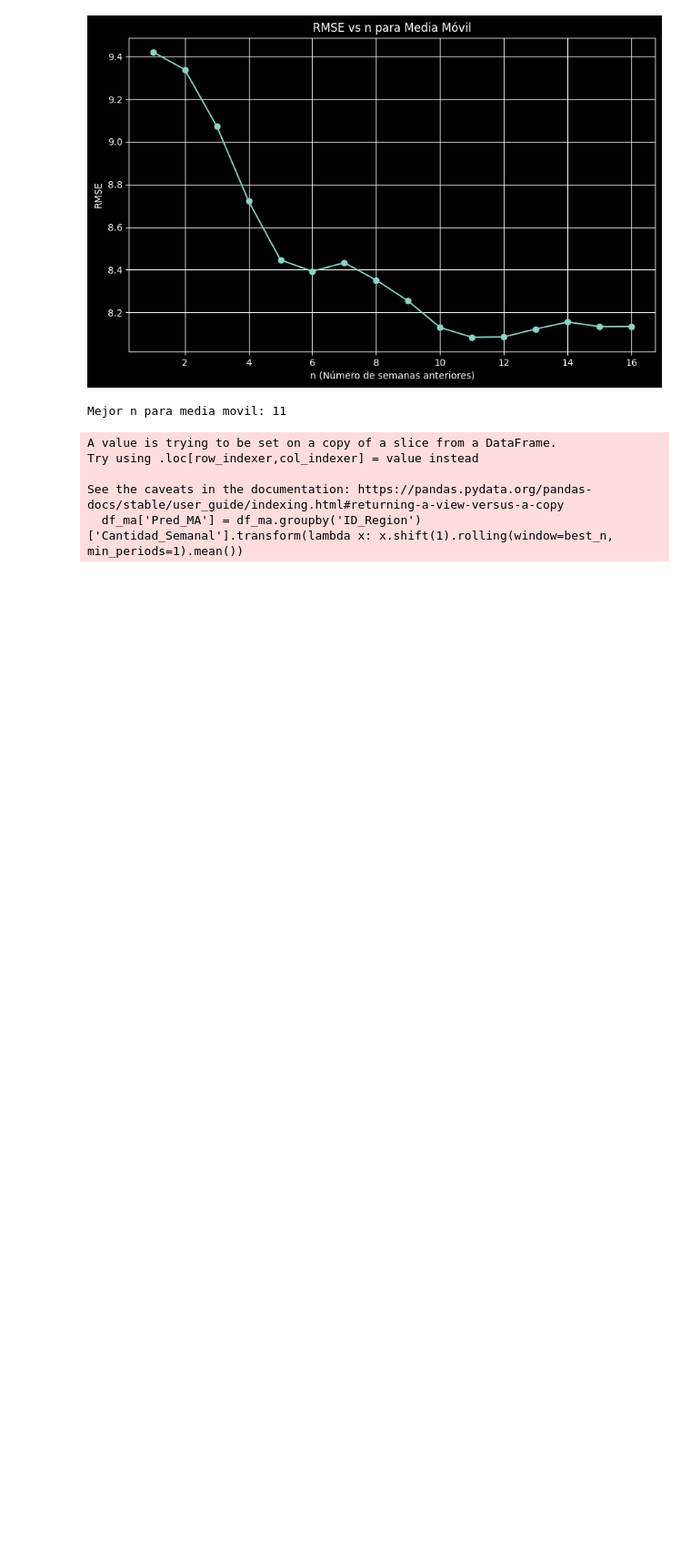
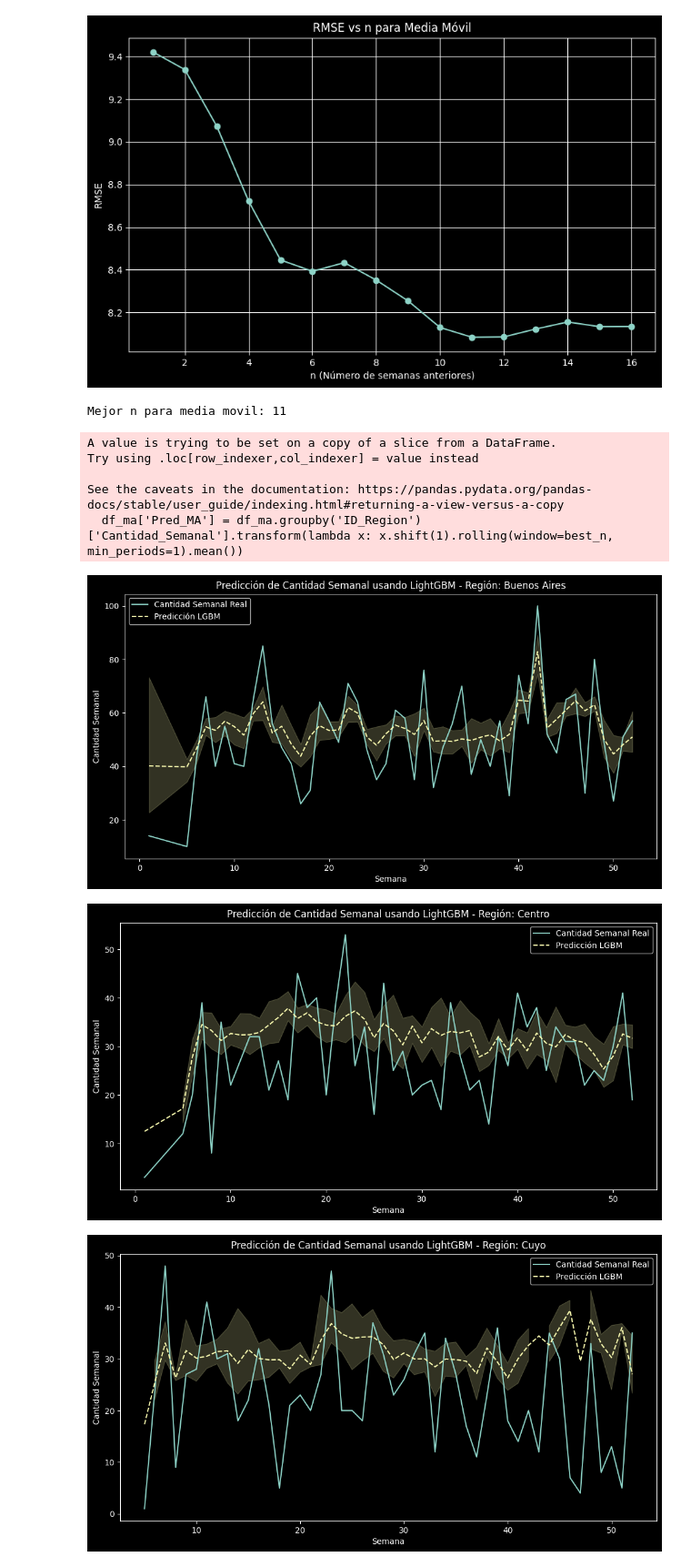
Before and after one commit to MarcosSaade/AnalisisVentas, a Jupyter notebook: notebooks/modelado-predictivo.ipynb, the cells around one changed output. Shown at 91% size. Cells and saved outputs as stored; diff of their text form; code cells hidden in the pictures; blank space fills up the shorter version.

Commit message:
Added time series split to optimal LGBM

```diff
--- a/notebooks/modelado-predictivo.ipynb
+++ b/notebooks/modelado-predictivo.ipynb
@@ -130,7 +133,10 @@ except FileNotFoundError:
 # Agregamos al df columnas Modelo_Usado y Cantidad_Predicha
 df['Modelo_Usado'] = np.where(df['ID_Region'].isin([3, 4]), 'Media_Movil', 'LGBM')
 
-# Con LGBM hacemos las predicciones
+# Inicializamos la columna de predicciones con NaN
+df['Cantidad_Predicha'] = np.nan
+
+# Hacemos las predicciones con LGBM
 best_params = study.best_params
 best_params['objective'] = 'regression'
 best_params['metric'] = 'rmse'
@@ -138,11 +144,24 @@ best_params['boosting_type'] = 'gbdt'
 best_params['verbosity'] = -1  # Suppress warnings
 best_params['seed'] = 42
 
-lgb_train_full = lgb.Dataset(X_lgbm, y_lgbm)
-lgbm_final = lgb.train(
-    best_params,
-    lgb_train_full,
-    num_boost_round=1000
-)
+# Usamos TimeSeriesSplit para predicciones out-of-sample
+# El primer fold de entrenamiento no tendrá predicciones
+for fold, (train_index, val_index) in enumerate(tscv.split(X_lgbm)):
+    X_train = X_lgbm.iloc[train_index]
+    y_train = y_lgbm.iloc[train_index]
+    X_val = X_lgbm.iloc[val_index]
 
-df.loc[df['Modelo_Usado'] == 'LGBM', 'Cantidad_Predicha'] = lgbm_final.predict(X_lgbm, num_iteration=lgbm_final.best_iteration)
+    lgb_train = lgb.Dataset(X_train, y_train)
+    lgbm_model = lgb.train(
+        best_params,
+        lgb_train,
+        num_boost_round=1000
+    )
+
+    # Obtenemos los índices originales del DataFrame para asignar predicciones
+    original_indices = X_lgbm.iloc[val_index].index
+    predictions = lgbm_model.predict(X_val, num_iteration=lgbm_model.best_iteration)
+    df.loc[original_indices, 'Cantidad_Predicha'] = predictions
+
+print(f"Predicciones LGBM generadas para {df[df['Modelo_Usado'] == 'LGBM']['Cantidad_Predicha'].notna().sum()} de {len(df[df['Modelo_Usado'] == 'LGBM'])} filas")
+print(f"Primeras {df[df['Modelo_Usado'] == 'LGBM']['Cantidad_Predicha'].isna().sum()} filas (primer fold de entrenamiento) tienen NaN")
@@ -200,3 +222,19 @@ Try using .loc[row_indexer,col_indexer] = value instead
 
 See the caveats in the documentation: https://pandas.pydata.org/pandas-docs/stable/user_guide/indexing.html#returning-a-view-versus-a-copy
   df_ma['Pred_MA'] = df_ma.groupby('ID_Region')['Cantidad_Semanal'].transform(lambda x: x.shift(1).rolling(window=best_n, min_periods=1).mean())
+# %%
+# Plots por región
+for region in df['Region'].unique():
+    plt.figure(figsize=(12, 6))
+    region_data = df[df['Region'] == region]
+    sns.lineplot(data=region_data, x='semana', y='Cantidad_Semanal', errorbar=("ci", 100), label='Cantidad Semanal Real')
+    sns.lineplot(data=region_data, x='semana', y='Cantidad_Predicha', errorbar=("ci", 100), label='Predicción LGBM', linestyle='--')
+    plt.title(f'Predicción de Cantidad Semanal usando LightGBM - Región: {region}')
+    plt.xlabel('Semana')
+    plt.ylabel('Cantidad Semanal')
+    plt.legend()
+    plt.show()
+# %% [output]
+[figure, added]
+[figure, added]
+[figure, added]
```
Also changed, not shown: parts of 3 cells of this notebook, 1 other file.
